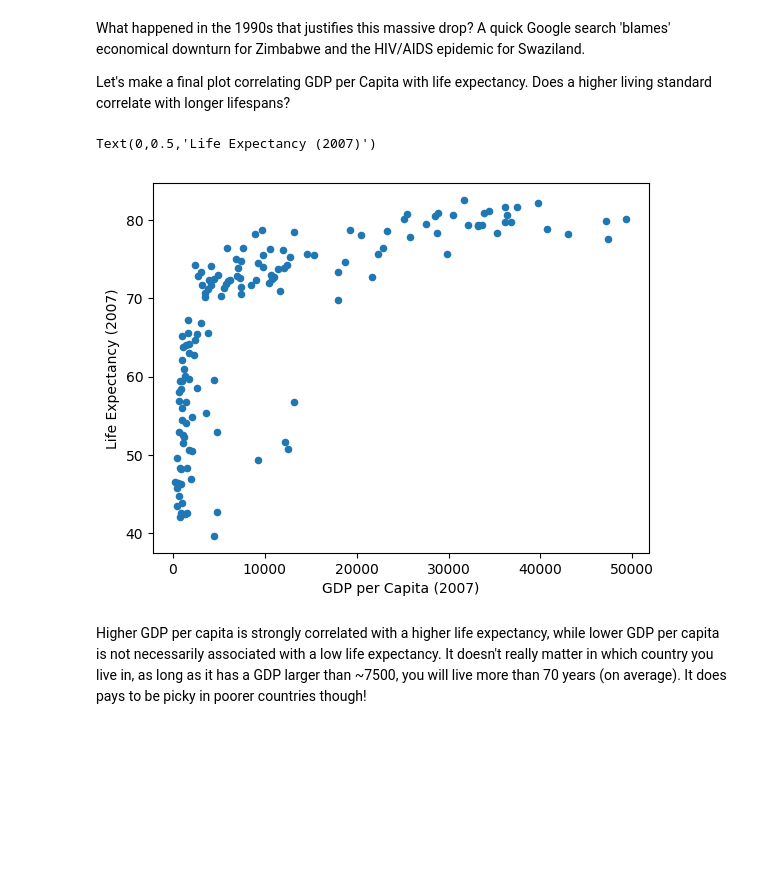
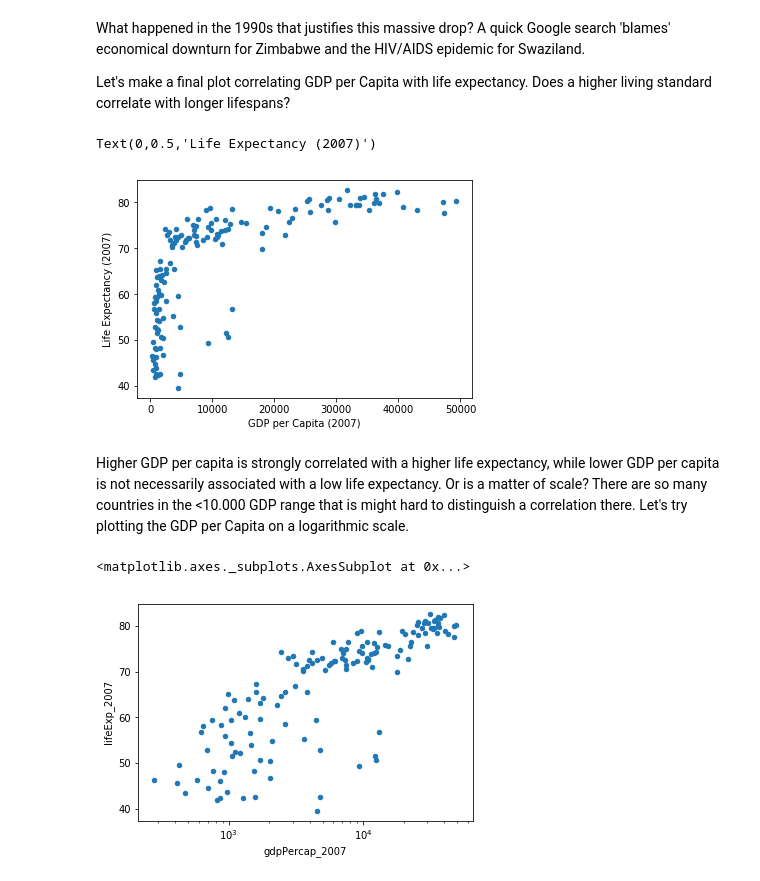
Before and after one commit to JoaoRodrigues/sc-teaching, a Jupyter notebook: python-gapminder-july-2019/SIEPR_part_II.ipynb, the cells around one changed output. Drawn from its saved outputs; the diff is of its cells as text; code cells hidden in the pictures; blank space fills up the shorter version.

```diff
--- a/python-gapminder-july-2019/SIEPR_part_II.ipynb
+++ b/python-gapminder-july-2019/SIEPR_part_II.ipynb
@@ -1349,11 +1349,18 @@ What happened in the 1990s that justifies this massive drop? A quick Google sear
 
 Let's make a final plot correlating GDP per Capita with life expectancy. Does a higher living standard correlate with longer lifespans?
 # %%
-gapminder_all.plot.scatter(x='gdpPercap_2007', y='lifeExp_2007')
+gapminder_all.plot(kind='scatter', x='gdpPercap_2007', y='lifeExp_2007')
 plt.xlabel('GDP per Capita (2007)')
 plt.ylabel('Life Expectancy (2007)')
 # %% [output]
 Text(0,0.5,'Life Expectancy (2007)')
-[figure, old version]
+[figure, new version]
 # %% [markdown]
-Higher GDP per capita is strongly correlated with a higher life expectancy, while lower GDP per capita is not necessarily associated with a low life expectancy. It doesn't really matter in which country you live in, as long as it has a GDP larger than ~7500, you will live more than 70 years (on average). It does pays to be picky in poorer countries though!
+Higher GDP per capita is strongly correlated with a higher life expectancy, while lower GDP per capita is not necessarily associated with a low life expectancy. Or is a matter of scale? There are so many countries in the <10.000 GDP range that is might hard to distinguish a correlation there. Let's try plotting the GDP per Capita on a logarithmic scale.
+# %%
+# Add the log as a new column
+# gapminder_all['gdpPercap_2007_log'] = np.log(gapminder_all['gdpPercap_2007'])
+gapminder_all.plot(x='gdpPercap_2007', y='lifeExp_2007', logx=True, kind='scatter')
+# %% [output]
+<matplotlib.axes._subplots.AxesSubplot at 0x...>
+[figure, added]
```
Also changed, not shown: parts of 5 cells of this notebook.
